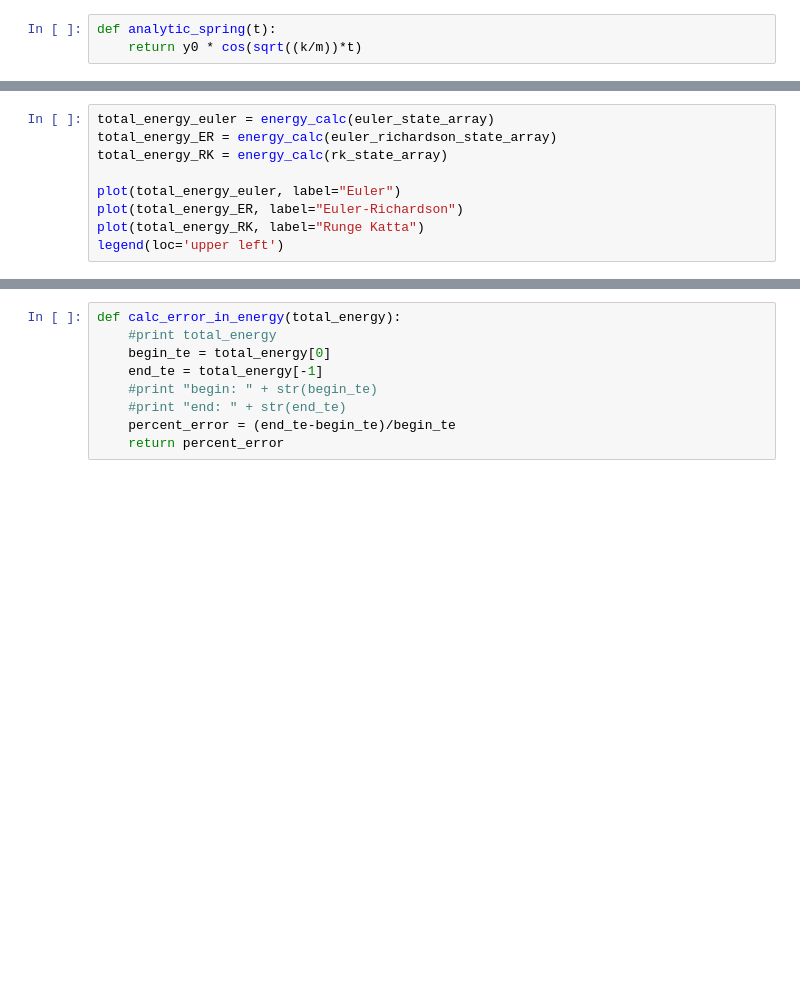
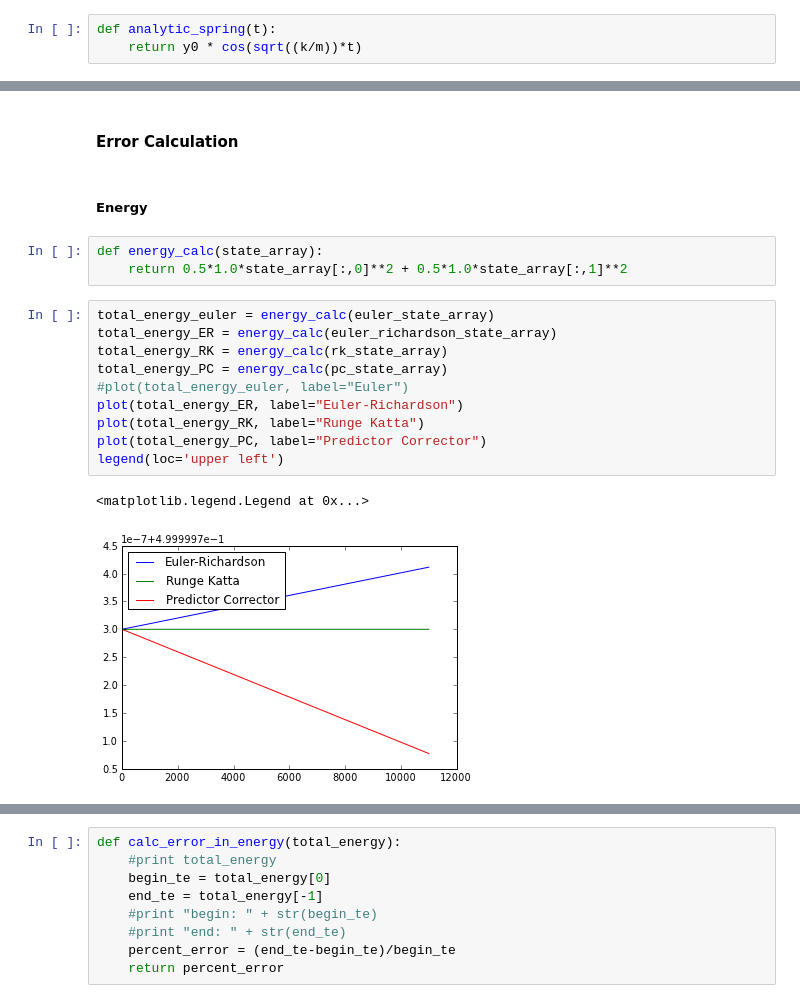
Before and after one commit to johnymontana/CSCI_577, a Jupyter notebook: Refactor_Improved_ODE.ipynb, the cells around one changed output, grey strips where cells are left out. Saved outputs shown, nothing was run; the diff lists cells and outputs as text; blank space fills up the shorter version.

Commit message:
add energy calculation

```diff
--- a/Refactor_Improved_ODE.ipynb
+++ b/Refactor_Improved_ODE.ipynb
@@ -85,12 +87,23 @@ legend(loc='lower left')
 # %% [output]
 <matplotlib.legend.Legend at 0x...>
 [figure]
+# %% [markdown]
+#### Error Calculation
+# %% [markdown]
+##### Energy
+# %%
+def energy_calc(state_array):
+    return 0.5*1.0*state_array[:,0]**2 + 0.5*1.0*state_array[:,1]**2
 # %%
 total_energy_euler = energy_calc(euler_state_array)
 total_energy_ER = energy_calc(euler_richardson_state_array)
 total_energy_RK = energy_calc(rk_state_array)
-
-plot(total_energy_euler, label="Euler")
+total_energy_PC = energy_calc(pc_state_array)
+#plot(total_energy_euler, label="Euler")
 plot(total_energy_ER, label="Euler-Richardson")
 plot(total_energy_RK, label="Runge Katta")
+plot(total_energy_PC, label="Predictor Corrector")
 legend(loc='upper left')
+# %% [output]
+<matplotlib.legend.Legend at 0x...>
+[figure, added]
```
Also changed, not shown: parts of 6 cells of this notebook.
